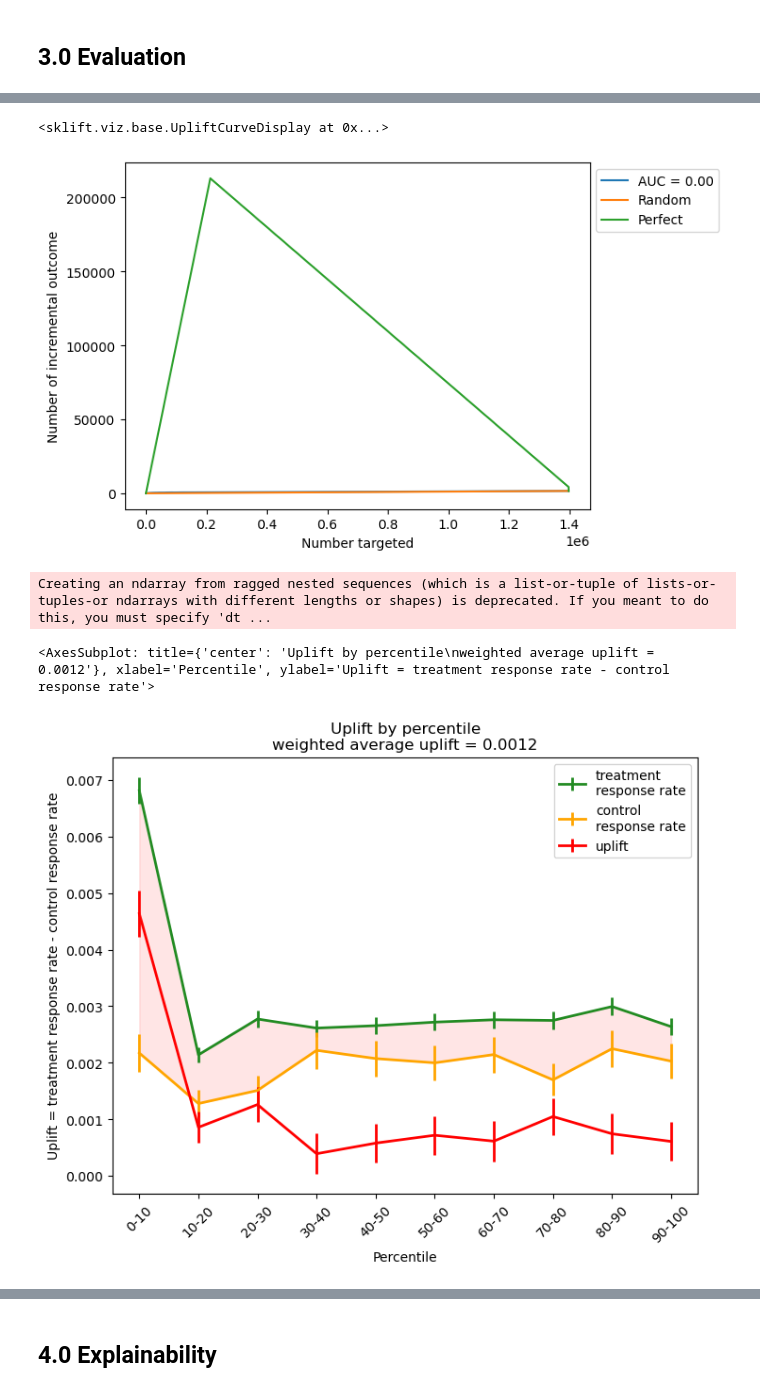
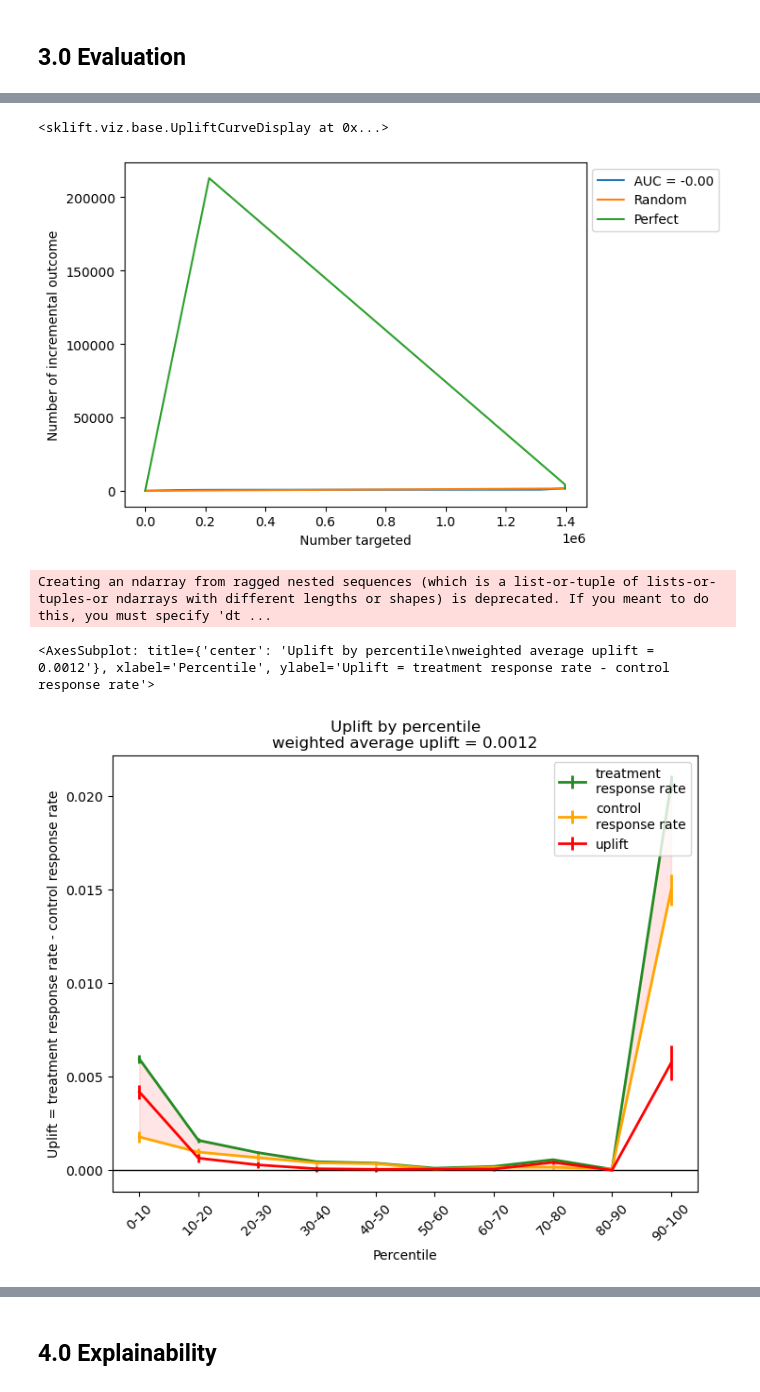
Before and after one commit to lunayht/uplift-modelling, a Jupyter notebook: s_learner.ipynb, the cells around one changed output, grey strips where cells are left out. Cells and saved outputs as stored; diff of their text form; code cells hidden in the pictures.

```diff
--- a/s_learner.ipynb
+++ b/s_learner.ipynb
@@ -96,7 +95,14 @@ VALIDATION_SIZE = 0.1
 HOLDOUT_SIZE = 0.1
 
 stratify_cols = pd.concat([treatment, target], axis=1)
-X_train_val, X_holdout, y_train_val, y_holdout, trmnt_train_val, trmnt_holdout = train_test_split(
+(
+    X_train_val,
+    X_holdout,
+    y_train_val,
+    y_holdout,
+    trmnt_train_val,
+    trmnt_holdout,
+) = train_test_split(
     features,
     target,
     treatment,
@@ -167,7 +173,9 @@ def objective(trial):
         "colsample_bytree": trial.suggest_float("colsample_bytree", 0.5, 1.0),
         "reg_alpha": trial.suggest_float("reg_alpha", 1e-3, 1e2, log=True),
         "reg_lambda": trial.suggest_float("reg_lambda", 1e-3, 1e2, log=True),
-        "min_child_weight": trial.suggest_float("min_child_weight", 1e-3, 1e2, log=True),
+        "min_child_weight": trial.suggest_float(
+            "min_child_weight", 1e-3, 1e2, log=True
+        ),
         "early_stopping_rounds": trial.suggest_int("early_stopping_rounds", 10, 100),
         "n_estimators": N_ESTIMATORS,
         "objective": "binary",
@@ -178,31 +186,19 @@ def objective(trial):
         "verbose": -1,
     }
 
-    model = LGBMClassifier(
-        **params
-    )
+    model = LGBMClassifier(**params)
     model.fit(
         X_train,
         y_train,
         eval_set=[(X_val, y_val)],
     )
 
-    calibrated_model_isotonic = CalibratedClassifierCV(model, method="isotonic", cv="prefit")
-    calibrated_model_isotonic.fit(
-        X_val,
-        y_val,
-    )
-
-    auc = roc_auc_score(
-        y_val,
-        calibrated_model_isotonic.predict_proba(X_val)[:, 1]
-    )
+    auc = roc_auc_score(y_val, model.predict_proba(X_val)[:, 1])
     return auc
 
-study_lgbm = optuna.create_study(
-    direction="maximize", study_name="lgbm_s_learner"
-)
-study_lgbm.optimize(objective, n_trials=5) # increase n_trials to get better results
+
+study_lgbm = optuna.create_study(direction="maximize", study_name="lgbm_s_learner")
+study_lgbm.optimize(objective, n_trials=5)  # increase n_trials to get better results
 best_params = study_lgbm.best_params
 print(f"Best params: {best_params}")
 print(f"Best value: {study_lgbm.best_value}")
@@ -381,6 +344,9 @@ X_holdout_if_treatment["f12_trmnt"] = 1
 X_holdout_if_control = X_holdout.copy()
 X_holdout_if_control["f12_trmnt"] = 0
 
-uplift_effect_pred = calibrated_model.predict_proba(X_holdout_if_treatment)[:, 1] - calibrated_model.predict_proba(X_holdout_if_control)[:, 1]
+uplift_effect_pred = (
+    model.predict_proba(X_holdout_if_treatment)[:, 1]
+    - model.predict_proba(X_holdout_if_control)[:, 1]
+)
 get_metrics(y_holdout, uplift_effect_pred, trmnt_holdout)
 # %% [output]
@@ -416,11 +382,13 @@ plot_qini_curve(y_holdout, uplift_effect_pred, trmnt_holdout, perfect=True)
 plot_uplift_curve(y_holdout, uplift_effect_pred, trmnt_holdout, perfect=True)
 # %% [output]
 <sklift.viz.base.UpliftCurveDisplay at 0x...>
-[figure, old version]
+[figure, new version]
 # %%
-plot_uplift_by_percentile(y_holdout, uplift_effect_pred, trmnt_holdout, strategy="overall", bins=10)
+plot_uplift_by_percentile(
+    y_holdout, uplift_effect_pred, trmnt_holdout, strategy="overall", bins=10
+)
 # %% [output]
 Creating an ndarray from ragged nested sequences (which is a list-or-tuple of lists-or-tuples-or ndarrays with different lengths or shapes) is deprecated. If you meant to do this, you must specify 'dt ...
 <AxesSubplot: title={'center': 'Uplift by percentile\nweighted average uplift = 0.0012'}, xlabel='Percentile', ylabel='Uplift = treatment response rate - control response rate'>
-[figure, old version]
+[figure, new version]
 # %%
```
Also changed, not shown: parts of 15 cells of this notebook, 1 other file.
